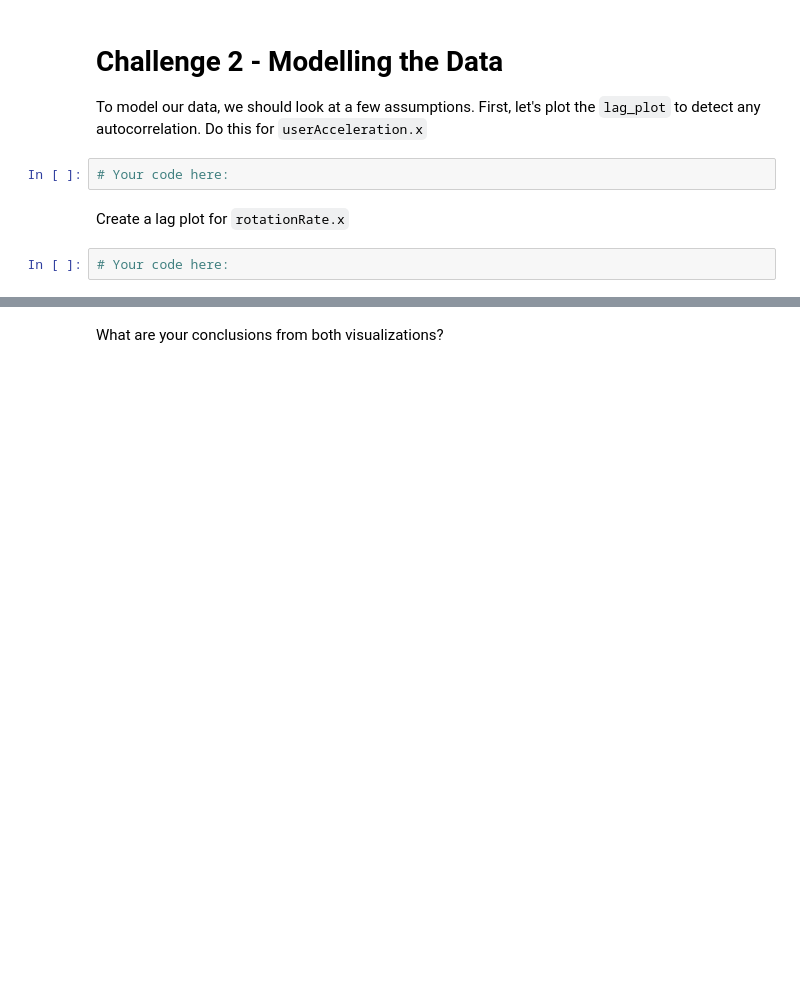
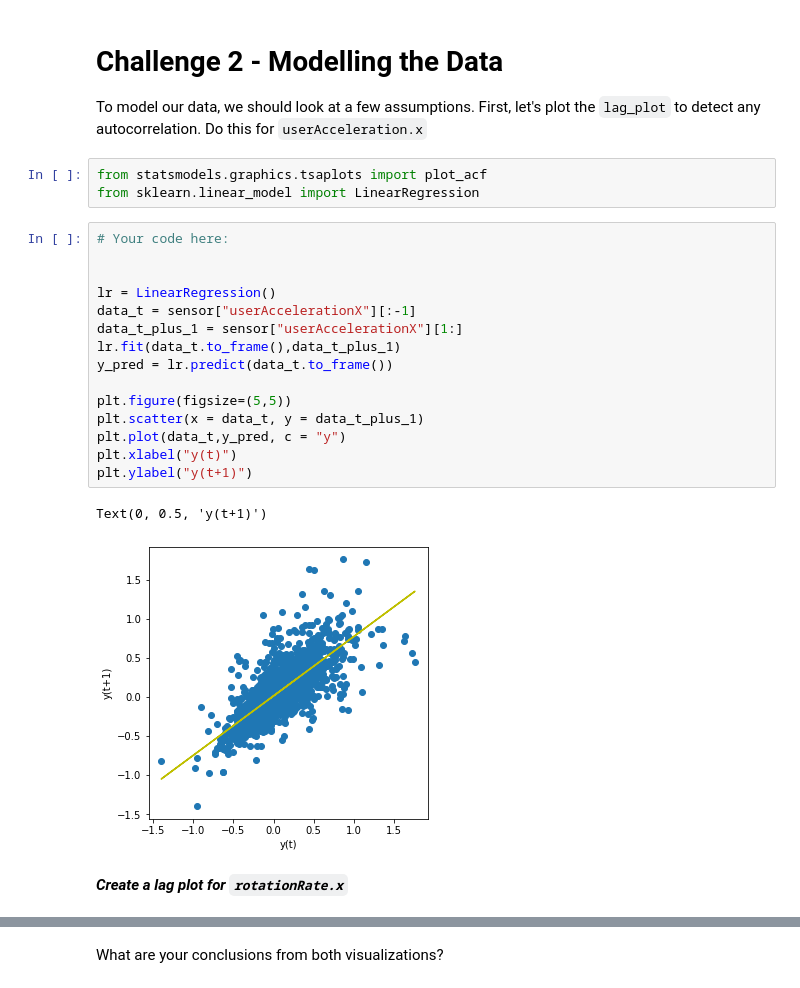
Before and after one commit to Ironhack-Data-Madrid-Enero-2021/lab-time-series, a Jupyter notebook: your-code/main.ipynb, the cells around one changed output, grey strips where cells are left out. Saved outputs shown, nothing was run; the diff lists cells and outputs as text; blank space fills up the shorter version.

```diff
--- a/your-code/main.ipynb
+++ b/your-code/main.ipynb
@@ -59,9 +139,26 @@ Plot the decomposed time series of `rotationRate.x` also with a frequency of 60.
 # Challenge 2 - Modelling the Data
 
 To model our data, we should look at a few assumptions. First, let's plot the `lag_plot` to detect any autocorrelation. Do this for `userAcceleration.x`
-# %%
-# Your code here:
+# %%
+from statsmodels.graphics.tsaplots import plot_acf
+from sklearn.linear_model import LinearRegression
+# %%
+# Your code here:
+
+
+lr = LinearRegression()
+data_t = sensor["userAccelerationX"][:-1]
+data_t_plus_1 = sensor["userAccelerationX"][1:]
+lr.fit(data_t.to_frame(),data_t_plus_1)
+y_pred = lr.predict(data_t.to_frame())
+
+plt.figure(figsize=(5,5))
+plt.scatter(x = data_t, y = data_t_plus_1)
+plt.plot(data_t,y_pred, c = "y")
+plt.xlabel("y(t)")
+plt.ylabel("y(t+1)")
+# %% [output]
+Text(0, 0.5, 'y(t+1)')
+[figure, added]
 # %% [markdown]
-Create a lag plot for `rotationRate.x`
+***Create a lag plot for `rotationRate.x`***
-# %%
-# Your code here:
```
Also changed, not shown: parts of 26 cells of this notebook.
